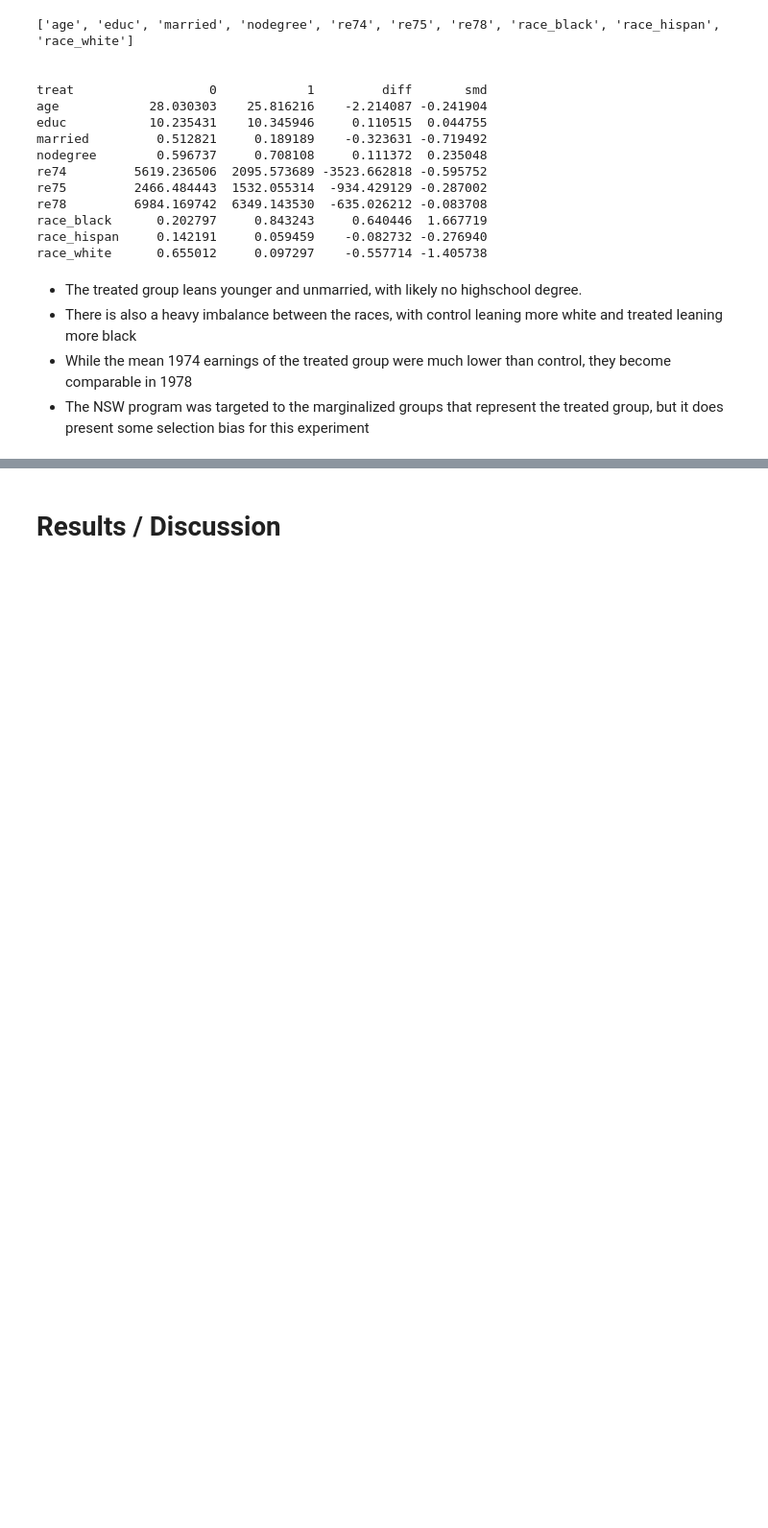
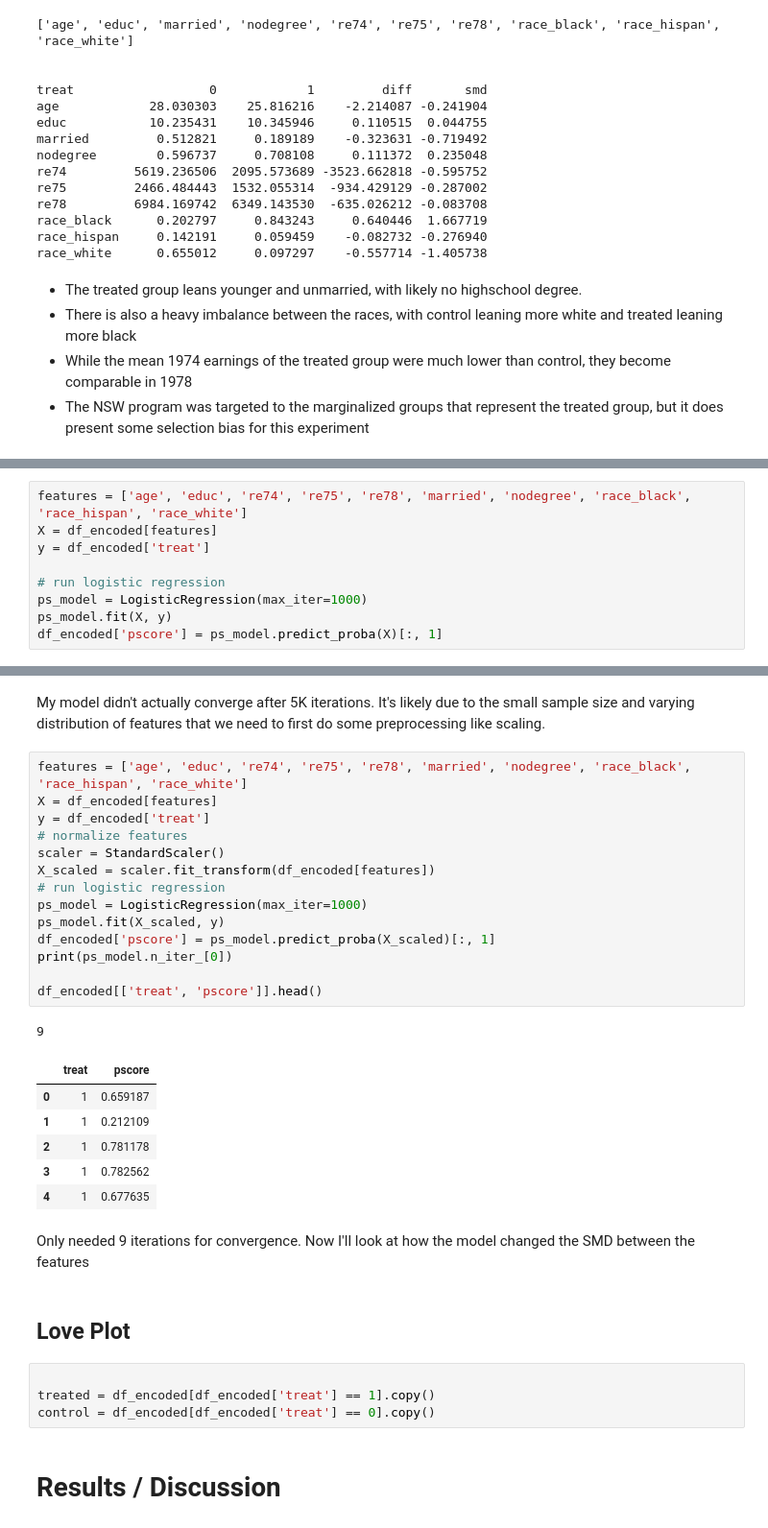
Before and after one commit to anicholson6/Personal-Portfolio, a Jupyter notebook: propensity/propensity_score_match.ipynb, the cells around one changed output, grey strips where cells are left out. Shown: that part at 96% size. Saved outputs shown, nothing was run; the diff lists cells and outputs as text; blank space fills up the shorter version.

Commit message:
ran regression

```diff
--- a/propensity/propensity_score_match.ipynb
+++ b/propensity/propensity_score_match.ipynb
@@ -127,0 +165,9 @@ Some of these correlations are obvisous like age and education length or married
+# %%
+features = ['age', 'educ', 're74', 're75', 're78', 'married', 'nodegree', 'race_black', 'race_hispan', 'race_white']
+X = df_encoded[features]
+y = df_encoded['treat']
+
+# run logistic regression
+ps_model = LogisticRegression(max_iter=1000)
+ps_model.fit(X, y)
+df_encoded['pscore'] = ps_model.predict_proba(X)[:, 1]
@@ -128,3 +183,35 @@ Some of these correlations are obvisous like age and education length or married
+# %% [markdown]
+My model didn't actually converge after 5K iterations. It's likely due to the small sample size and varying distribution of features that we need to first do some preprocessing like scaling.
+# %%
+features = ['age', 'educ', 're74', 're75', 're78', 'married', 'nodegree', 'race_black', 'race_hispan', 'race_white']
+X = df_encoded[features]
+y = df_encoded['treat']
+# normalize features
+scaler = StandardScaler()
+X_scaled = scaler.fit_transform(df_encoded[features])
+# run logistic regression
+ps_model = LogisticRegression(max_iter=1000)
+ps_model.fit(X_scaled, y)
+df_encoded['pscore'] = ps_model.predict_proba(X_scaled)[:, 1]
+print(ps_model.n_iter_[0])
+
+df_encoded[['treat', 'pscore']].head()
+# %% [output]
+9
+|  | treat | pscore |
+| 0 | 1 | 0.659187 |
+| 1 | 1 | 0.212109 |
+| 2 | 1 | 0.781178 |
+| 3 | 1 | 0.782562 |
+| 4 | 1 | 0.677635 |
+# %% [markdown]
+Only needed 9 iterations for convergence. Now I'll look at how the model changed the SMD between the features
+# %% [markdown]
+## Love Plot
+# %%
+
+treated = df_encoded[df_encoded['treat'] == 1].copy()
+control = df_encoded[df_encoded['treat'] == 0].copy()
 # %% [markdown]
 # Results / Discussion
 # %% [markdown]
```
Also changed, not shown: parts of 12 cells of this notebook, 2 other files.
